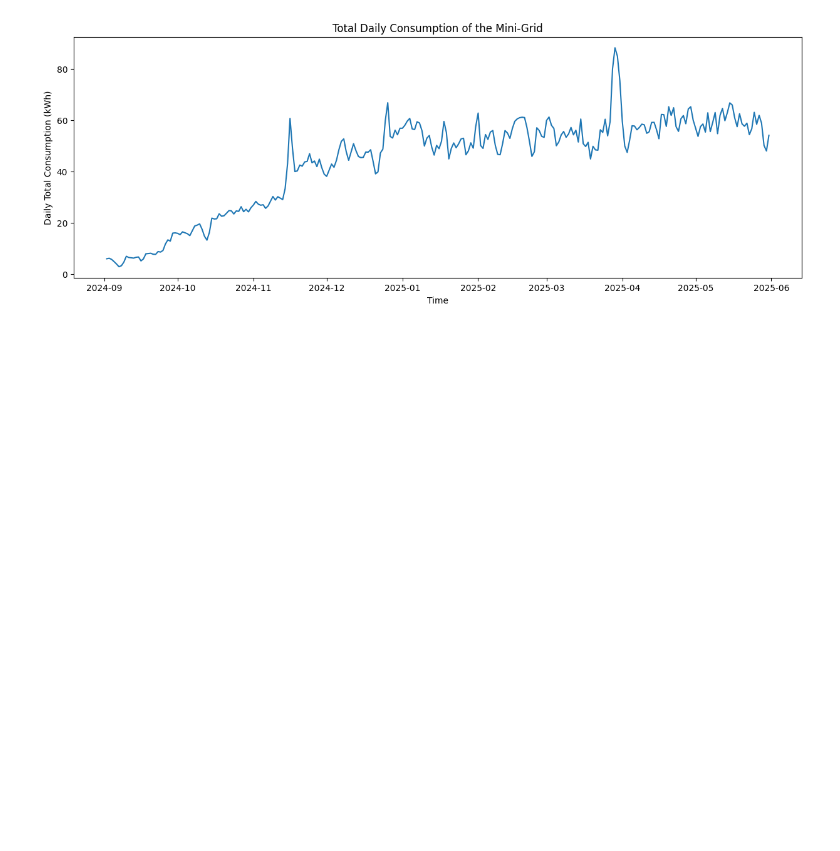
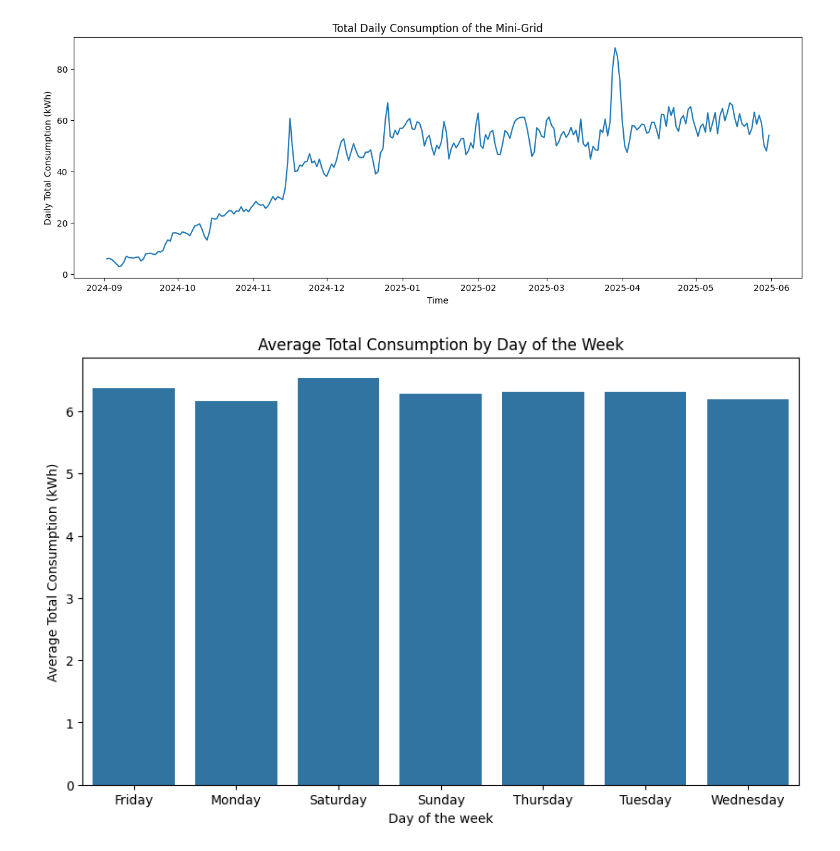
Before and after one commit to MrCupid75/Onaa-Mini-Grid-Customer-Segmentation, a Jupyter notebook: Daily Electricity Usage/main.ipynb, the cells around one changed output. Cells and saved outputs as stored; diff of their text form; code cells hidden in the pictures; blank space fills up the shorter version.

Commit message:
Analyze comsumption by Day of the week and calculated metrics for each customer

```diff
--- a/Daily Electricity Usage/main.ipynb
+++ b/Daily Electricity Usage/main.ipynb
@@ -75,3 +75,18 @@ plt.ylabel('Daily Total Consumption (kWh)')
 plt.show()
 # %% [output]
 [figure]
+# %%
+# Analyze comsumption by Day of the week
+
+avg_comsumption_by_day = df.groupby('day_of_week')['Usage Amount'].sum()/df['Timestamp (UTC)'].nunique()
+day_order = ['Monday', 'Tuesday', 'Wednesday', 'Thursday', 'Friday', 'Saturday', 'Sunday']
+avg_comsumption_by_day.reindex(day_order)
+
+plt.figure(figsize=(10,6))
+sns.barplot(x=avg_comsumption_by_day.index, y=avg_comsumption_by_day.values)
+plt.title('Average Total Consumption by Day of the Week')
+plt.xlabel('Day of the week')
+plt.ylabel('Average Total Consumption (kWh)')
+plt.show()
+# %% [output]
+[figure, added]
```
Also changed, not shown: parts of 1 cell of this notebook.
